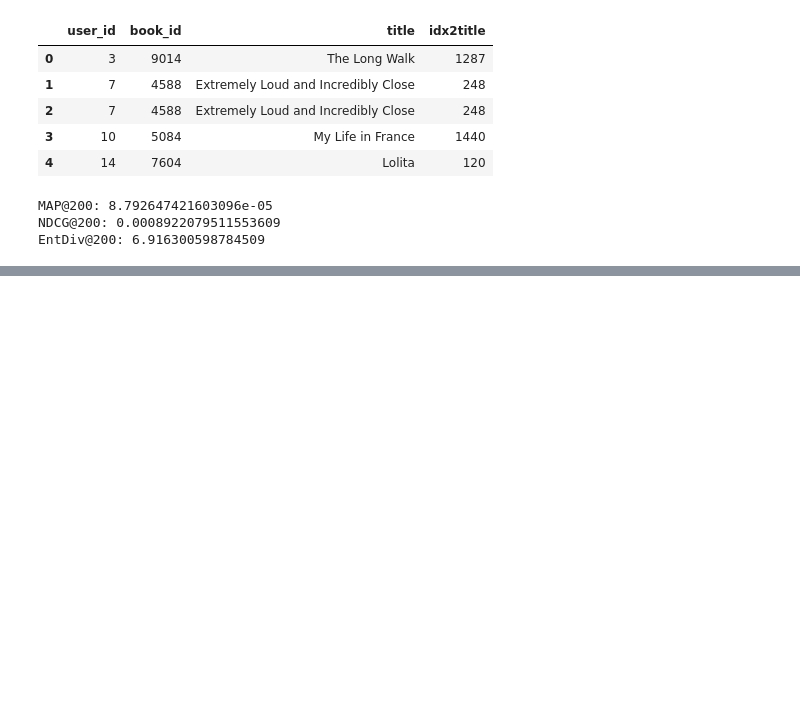
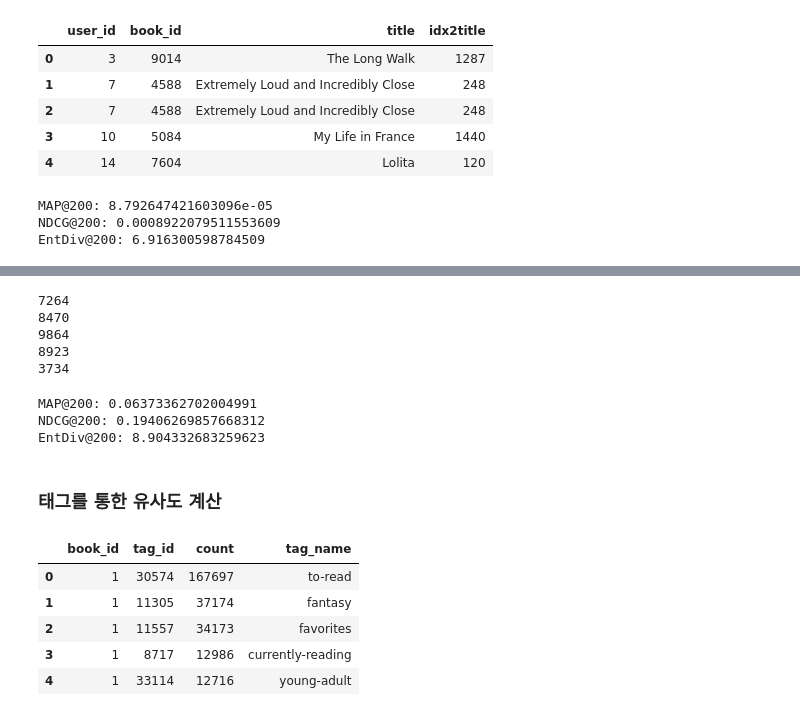
Before and after one commit to Haebuk/recommend, a Jupyter notebook: goodbooks_10k/goodbooks-10k Contents Based Model.ipynb, the cells around one changed output, grey strips where cells are left out. Cells and saved outputs as stored; diff of their text form; code cells hidden in the pictures; blank space fills up the shorter version.

```diff
--- a/goodbooks_10k/goodbooks-10k Contents Based Model.ipynb
+++ b/goodbooks_10k/goodbooks-10k Contents Based Model.ipynb
@@ -8,5 +13,5 @@ warnings.filterwarnings('ignore')
 # %%
-path = './input/'
+path = '/content/drive/MyDrive/input/goodbooks10k/'
 # %%
 books = pd.read_csv(path + "books.csv")
 book_tags = pd.read_csv(path + "book_tags.csv")
@@ -275,0 +307,20 @@ EntDiv@200: 6.916300598784509
+# %%
+embedding_model.wv.most_similar(positive=['4893'], topn=10)
+"""[('7264', 0.8029036521911621),
+ ('8470', 0.8020585179328918),
+ ('9864', 0.7978218793869019),
+ ('8923', 0.7909978628158569),
+ ('3734', 0.7892516851425171),
+ ('8508', 0.7859364748001099),
+ ('9537', 0.783882737159729),
+ ('9323', 0.7777514457702637),
+ ('462', 0.7774814367294312),
+ ('9280', 0.7748066186904907)]"""
+for i in embedding_model.wv.most_similar(positive=['4893'], topn=5):
+     print(i[0])
+# %% [output]
+7264
+8470
+9864
+8923
+3734
@@ -275,0 +348,25 @@ EntDiv@200: 6.916300598784509
+# %%
+evaluate_func = evaluate(recs=total_rec_list, gt=gt, topn=200)
+evaluate_func._evaluate()
+# %% [output]
+MAP@200: 0.06373362702004991
+NDCG@200: 0.19406269857668312
+EntDiv@200: 8.904332683259623
+# %% [markdown]
+### 태그를 통한 유사도 계산
+# %%
+book_tags.columns = ['book_id', 'tag_id', 'count']
+book_tags['book_id'] = book_tags['book_id'].astype(str)
+book_tags['tag_id'] = book_tags['tag_id'].astype(str)
+
+tags['tag_id'] = tags['tag_id'].astype(str)
+
+book_tags = pd.merge(book_tags, tags, how='left', on='tag_id')
+book_tags.head()
+# %% [output]
+|  | book_id | tag_id | count | tag_name |
+| 0 | 1 | 30574 | 167697 | to-read |
+| 1 | 1 | 11305 | 37174 | fantasy |
+| 2 | 1 | 11557 | 34173 | favorites |
+| 3 | 1 | 8717 | 12986 | currently-reading |
+| 4 | 1 | 33114 | 12716 | young-adult |
```
Also changed, not shown: parts of 19 cells of this notebook.
